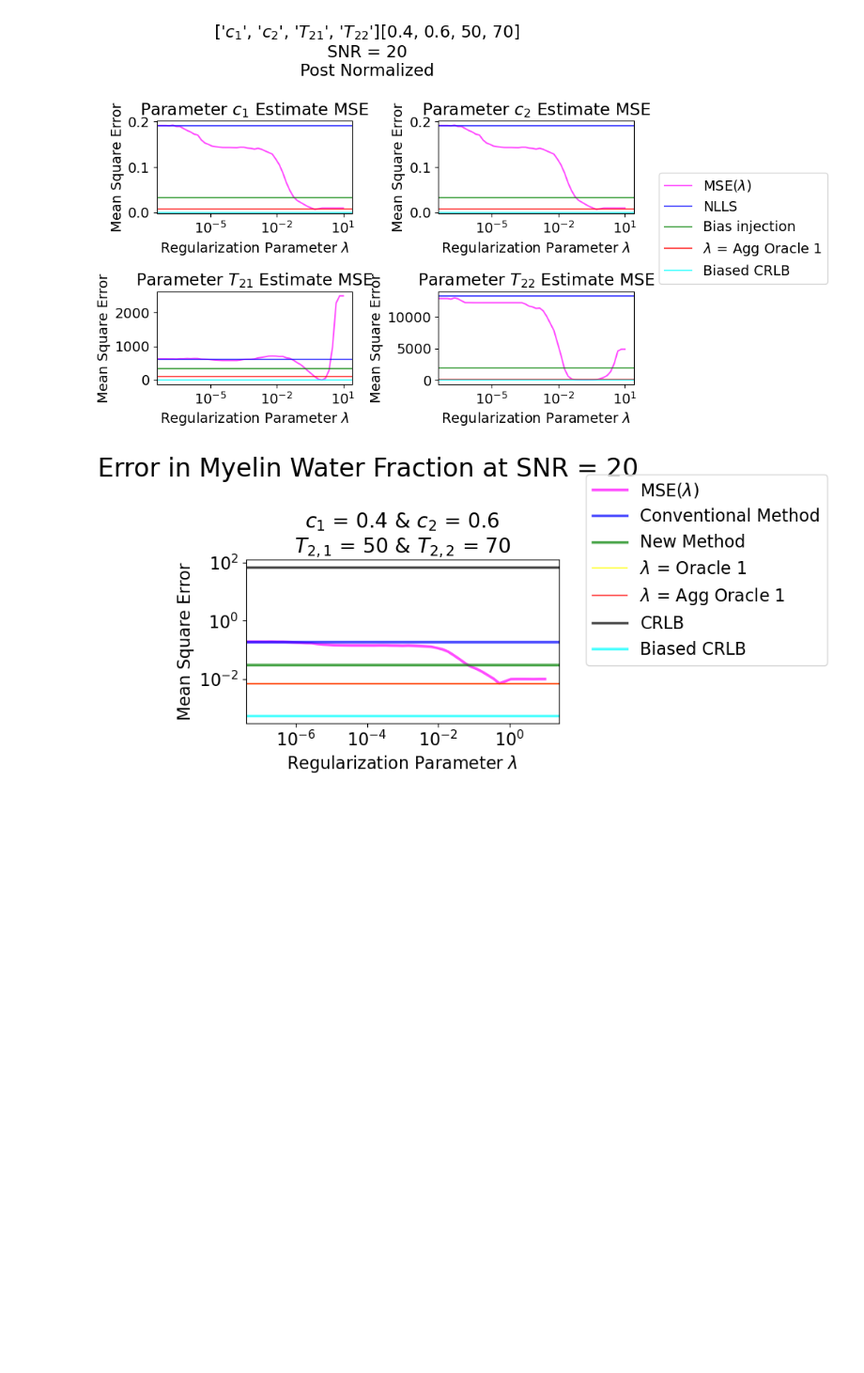
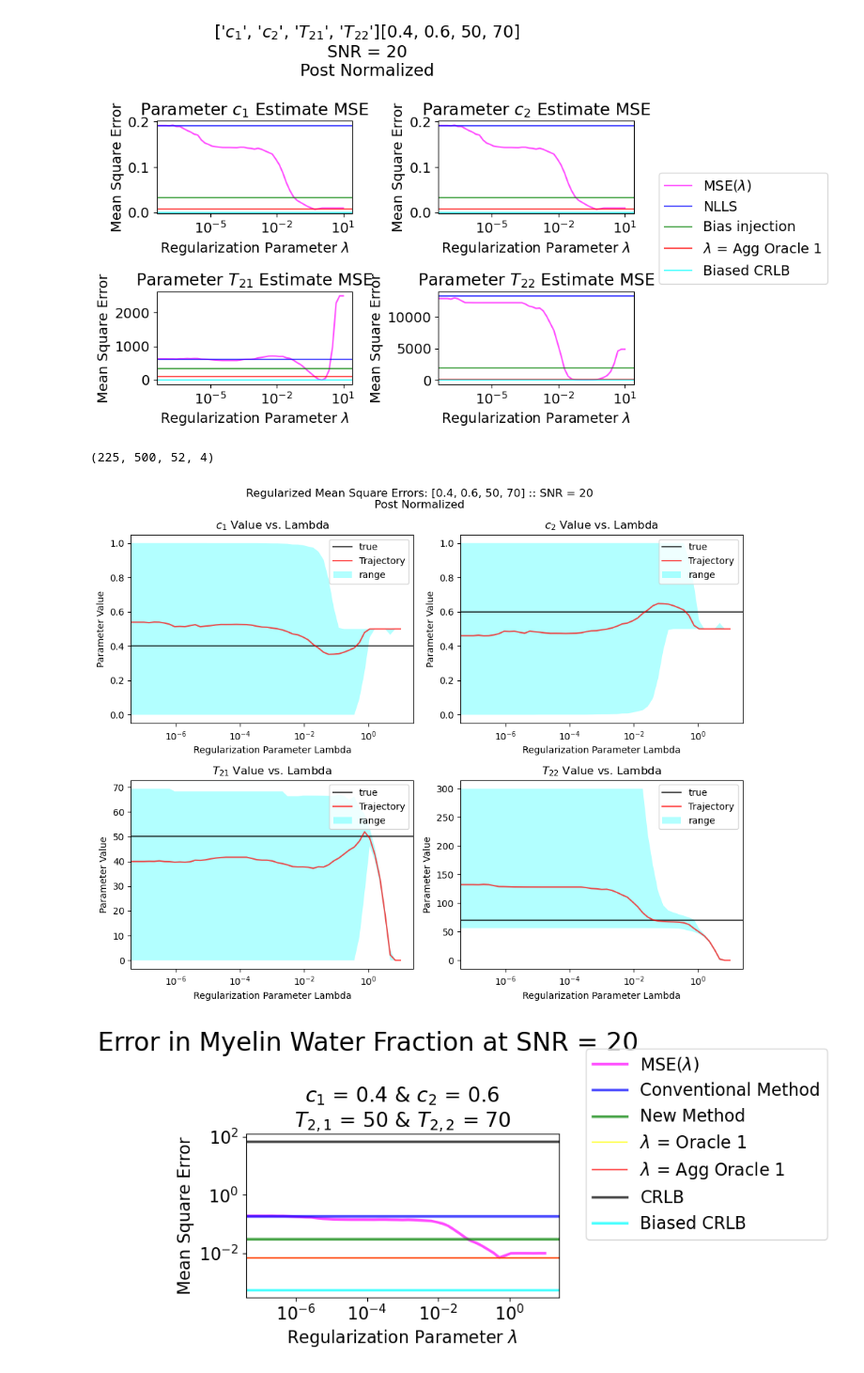
Before and after one commit to Griffin997/Regularization, a Jupyter notebook: EstimateP_ProcessSimulations_Intermediate.ipynb, the cells around one changed output. Shown: that part at 94% size. Saved outputs shown, nothing was run; the diff lists cells and outputs as text; code cells hidden in the pictures; blank space fills up the shorter version.

```diff
--- a/EstimateP_ProcessSimulations_Intermediate.ipynb
+++ b/EstimateP_ProcessSimulations_Intermediate.ipynb
@@ -450,6 +452,30 @@ fig.legend(handles, labels, loc = 'center left', bbox_to_anchor = (1,0.5))
 plt.show()
 # %% [output]
 [figure]
+# %%
+estimates_rs_ro.shape
+# %% [output]
+(225, 500, 52, 4)
+# %%
+single_meanParam = np.mean(estimates_rs_ro[pC_index,:,:,:], axis = 0)
+single_stdParam = np.std(estimates_rs_ro[pC_index,:,:,:], axis = 0)
+single_minParam = np.min(estimates_rs_ro[pC_index,:,:,:], axis = 0)
+single_maxParam = np.max(estimates_rs_ro[pC_index,:,:,:], axis = 0)
+
+plt.rc('font', size = 10)
+fig, ax = plt.subplots(2,2, figsize=(10,8), tight_layout=True)
+fig.suptitle('Regularized Mean Square Errors: ' + str(pCombo_oi) + ' :: SNR = ' + str(SNR_option) + post_norm_blurb)
+for i in range(4):
+    ax[i//2, i%2].axhline(y = pCombo_oi[i], label = "true", alpha = 0.7, color = "black")
+    ax[i//2, i%2].semilogx(lambdas, single_meanParam[:,i], label = "Trajectory", alpha = 0.7, color = "red")
+    ax[i//2, i%2].fill_between(lambdas, single_minParam[:,i], single_maxParam[:,i], color = 'cyan', alpha = 0.3, lw=0, label = 'range')
+    ax[i//2, i%2].set_xlabel('Regularization Parameter Lambda')
+    ax[i//2, i%2].set_ylabel('Parameter Value')
+    ax[i//2, i%2].set_title(param_name_list[i] + ' Value vs. Lambda')
+    ax[i//2, i%2].legend()
+plt.show()
+# %% [output]
+[figure, added]
 # %%
 ### Official Image for Line Plots
 
```
Also changed, not shown: parts of 3 cells of this notebook.
